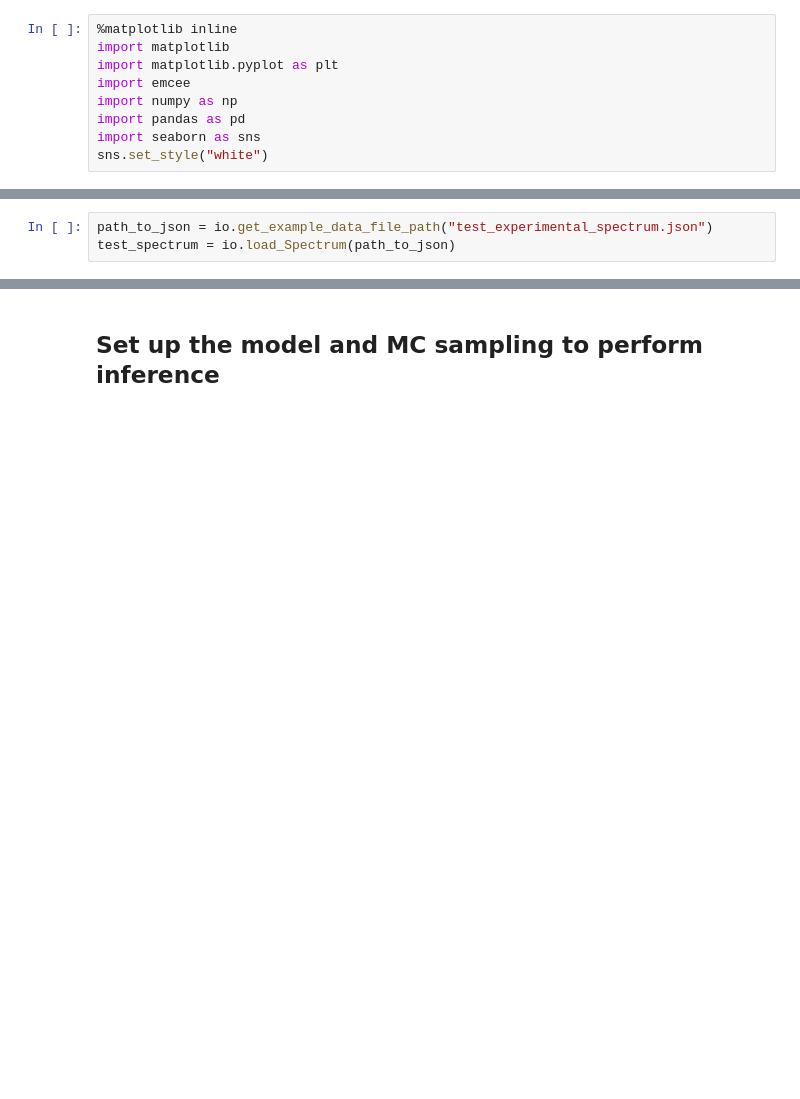
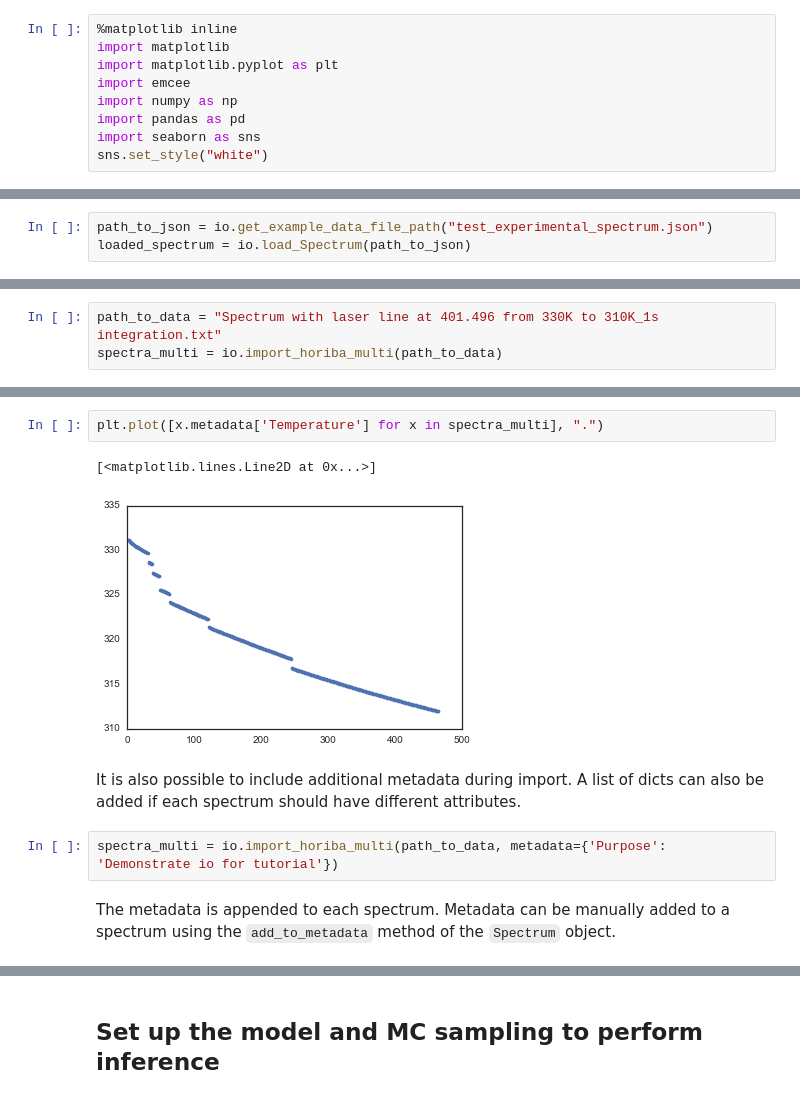
Before and after one commit to ruffinevans/sivtempfit, a Jupyter notebook: tutorial.ipynb, the cells around one changed output, grey strips where cells are left out. Cells and saved outputs as stored; diff of their text form; blank space fills up the shorter version.

Commit message:
Updated tutorial to meet requirements of project Slight update to inferMC to make output of credible intervals more clear

```diff
--- a/tutorial.ipynb
+++ b/tutorial.ipynb
@@ -34,4 +44,4 @@ We'll use such a `Spectrum` object in this tutorial. For the purposes of this tu
 # %%
 path_to_json = io.get_example_data_file_path("test_experimental_spectrum.json")
-test_spectrum = io.load_Spectrum(path_to_json)
+loaded_spectrum = io.load_Spectrum(path_to_json)
 # %% [markdown]
@@ -57,0 +70,3 @@ test_spectrum.data[:10]
+# %%
+path_to_data = "Spectrum with laser line at 401.496 from 330K to 310K_1s integration.txt"
+spectra_multi = io.import_horiba_multi(path_to_data)
@@ -57,0 +81,11 @@ test_spectrum.data[:10]
+# %%
+plt.plot([x.metadata['Temperature'] for x in spectra_multi], ".")
+# %% [output]
+[<matplotlib.lines.Line2D at 0x...>]
+[figure, added]
+# %% [markdown]
+It is also possible to include additional metadata during import. A list of dicts can also be added if each spectrum should have different attributes.
+# %%
+spectra_multi = io.import_horiba_multi(path_to_data, metadata={'Purpose': 'Demonstrate io for tutorial'})
+# %% [markdown]
+The metadata is appended to each spectrum. Metadata can be manually added to a spectrum using the `add_to_metadata` method of the `Spectrum` object.
```
Also changed, not shown: parts of 55 cells of this notebook, 2 other files.
